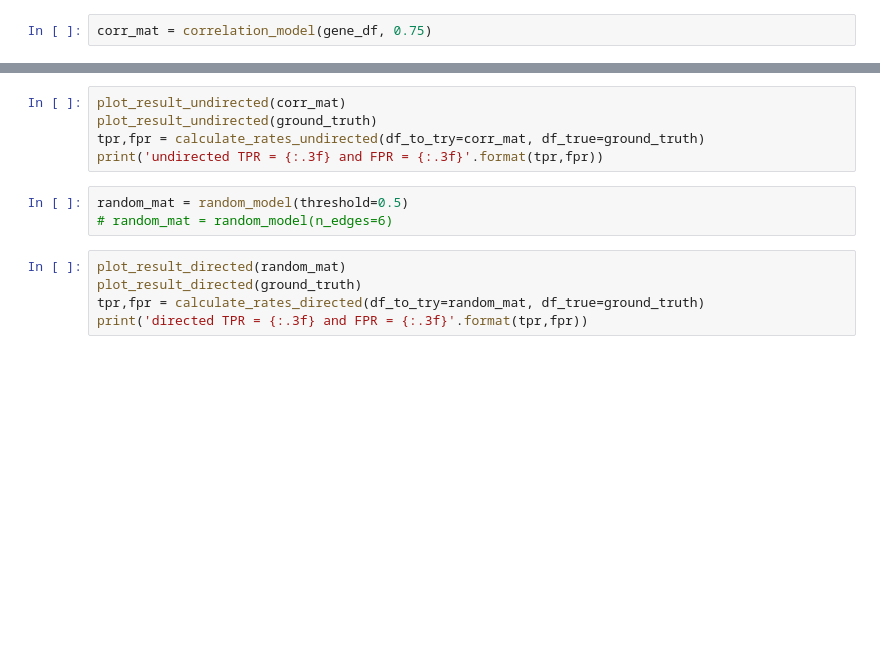
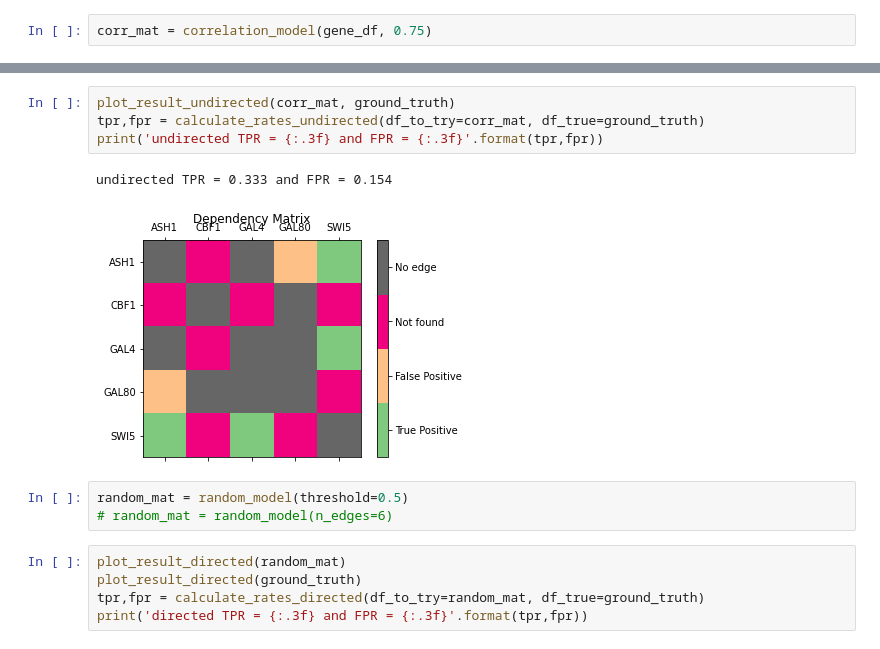
Before and after one commit to taggee/mbn-assignment, a Jupyter notebook: main.ipynb, the cells around one changed output, grey strips where cells are left out. Drawn from its saved outputs; the diff is of its cells as text; blank space fills up the shorter version.

Commit message:
made a few plots for the results

```diff
--- a/main.ipynb
+++ b/main.ipynb
@@ -44,8 +59,10 @@ print('directed TPR = {:.3f} and FPR = {:.3f}'.format(tpr,fpr))
 # %%
-plot_result_undirected(corr_mat)
-plot_result_undirected(ground_truth)
+plot_result_undirected(corr_mat, ground_truth)
 tpr,fpr = calculate_rates_undirected(df_to_try=corr_mat, df_true=ground_truth)
 print('undirected TPR = {:.3f} and FPR = {:.3f}'.format(tpr,fpr))
+# %% [output]
+undirected TPR = 0.333 and FPR = 0.154
+[figure, added]
 # %%
 random_mat = random_model(threshold=0.5)
 # random_mat = random_model(n_edges=6)
```
Also changed, not shown: parts of 16 cells of this notebook.
